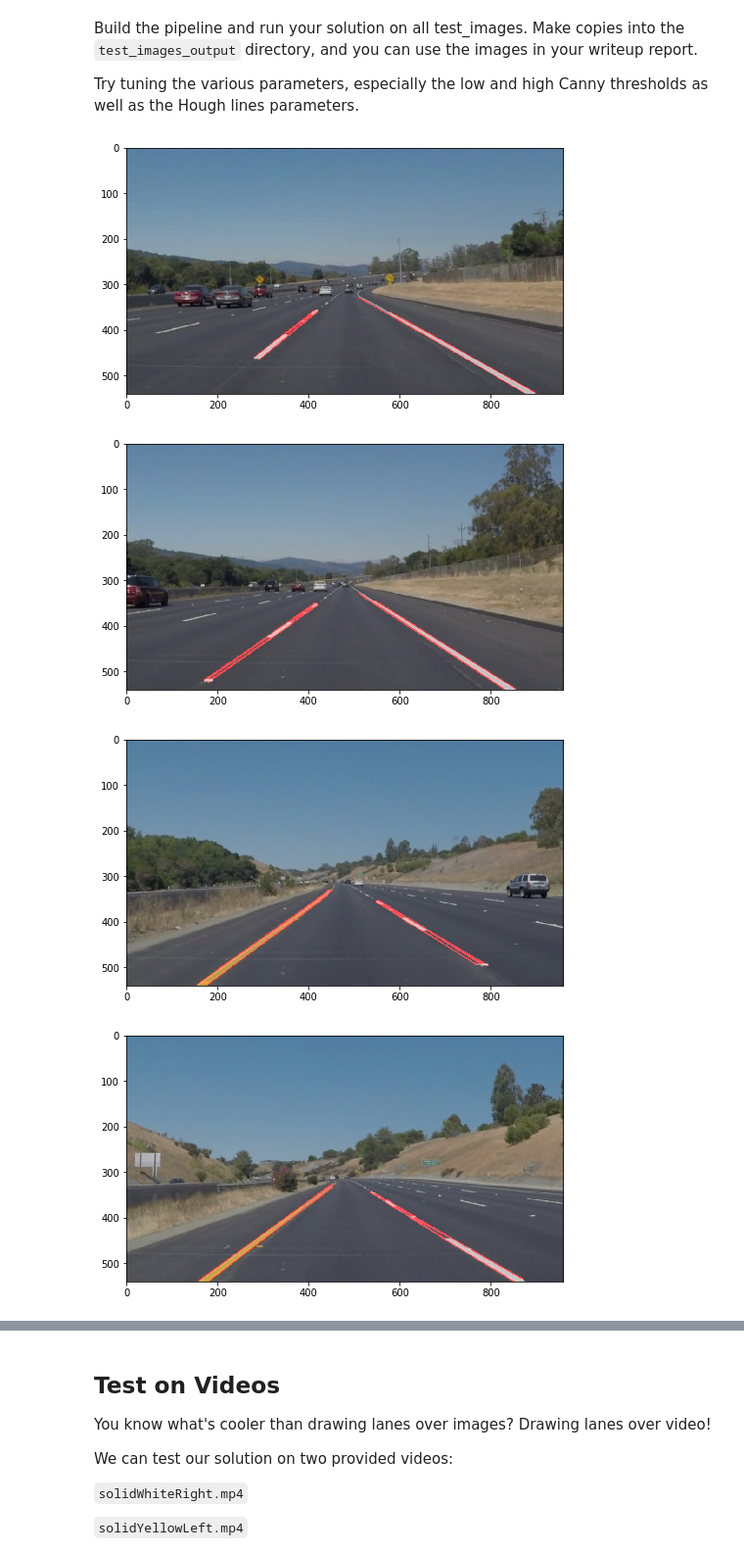
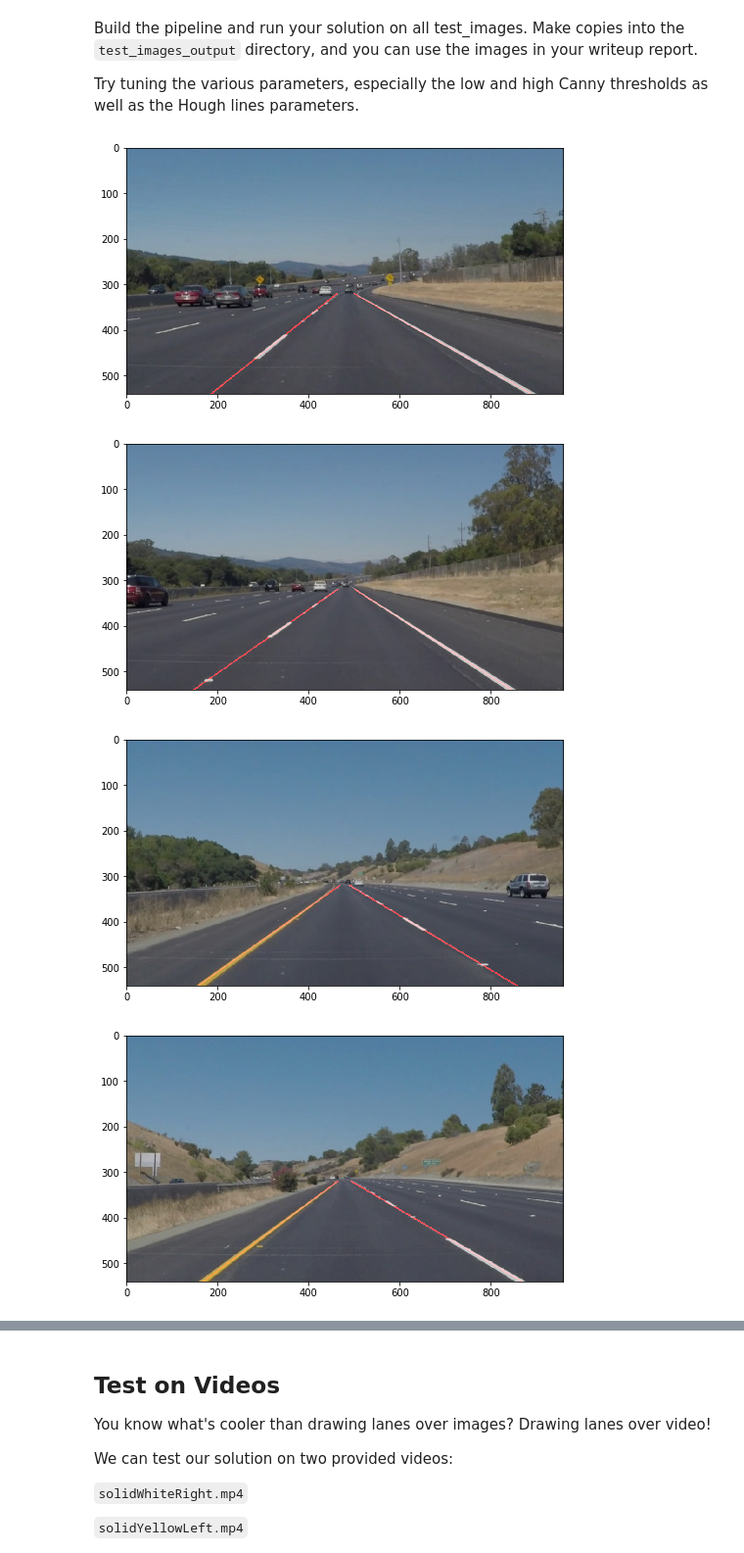
Before and after one commit to arnabuchiha/CarND-LaneLines-P1, a Jupyter notebook: P1.ipynb, the cells around one changed output, grey strips where cells are left out. Shown at 98% size. Drawn from its saved outputs; the diff is of its cells as text; code cells hidden in the pictures.

```diff
--- a/P1.ipynb
+++ b/P1.ipynb
@@ -196,31 +246,31 @@ Try tuning the various parameters, especially the low and high Canny thresholds
 # %%
 # TODO: Build your pipeline that will draw lane lines on the test_images
 # then save them to the test_images_output directory.
 from PIL import Image
 for image in os.listdir("test_images/"):
     if image.endswith('jpg'):
         plt.figure(figsize=(8,12))
         img=mpimg.imread('test_images/{}'.format(image))
         gray=grayscale(img)
         kernal_size=15
         blur_gray=gaussian_blur(gray,kernal_size)
         edges=canny(blur_gray,50,100)
         im=Image.fromarray(edges)
         im.save("interms/"+image[:-4]+'.jpg')
         imshape=img.shape
         vertices=np.array([[(0,imshape[0]),(450,320),(490,320),(imshape[1],imshape[0])]],dtype=np.int32)
         mask_img=region_of_interest(edges,vertices)
         rho=1
         theta=np.pi/180
-        threshold=10
-        min_line_length=20
-        max_line_gap=200
+        threshold=45
+        min_line_length=100
+        max_line_gap=150
         line_img=hough_lines(mask_img,rho,theta,threshold,min_line_length,max_line_gap)
         plt.imshow(weighted_img(line_img,img))
         im=Image.fromarray(weighted_img(line_img,img))
         im.save("test_images_output/"+image[:-4]+'.jpg')
 # %% [output]
-[figure, old version]
+[figure, new version]
-[figure, old version]
+[figure, new version]
-[figure, old version]
+[figure, new version]
-[figure, old version]
+[figure, new version]
```
Also changed, not shown: parts of 7 cells of this notebook, 10 other files.
